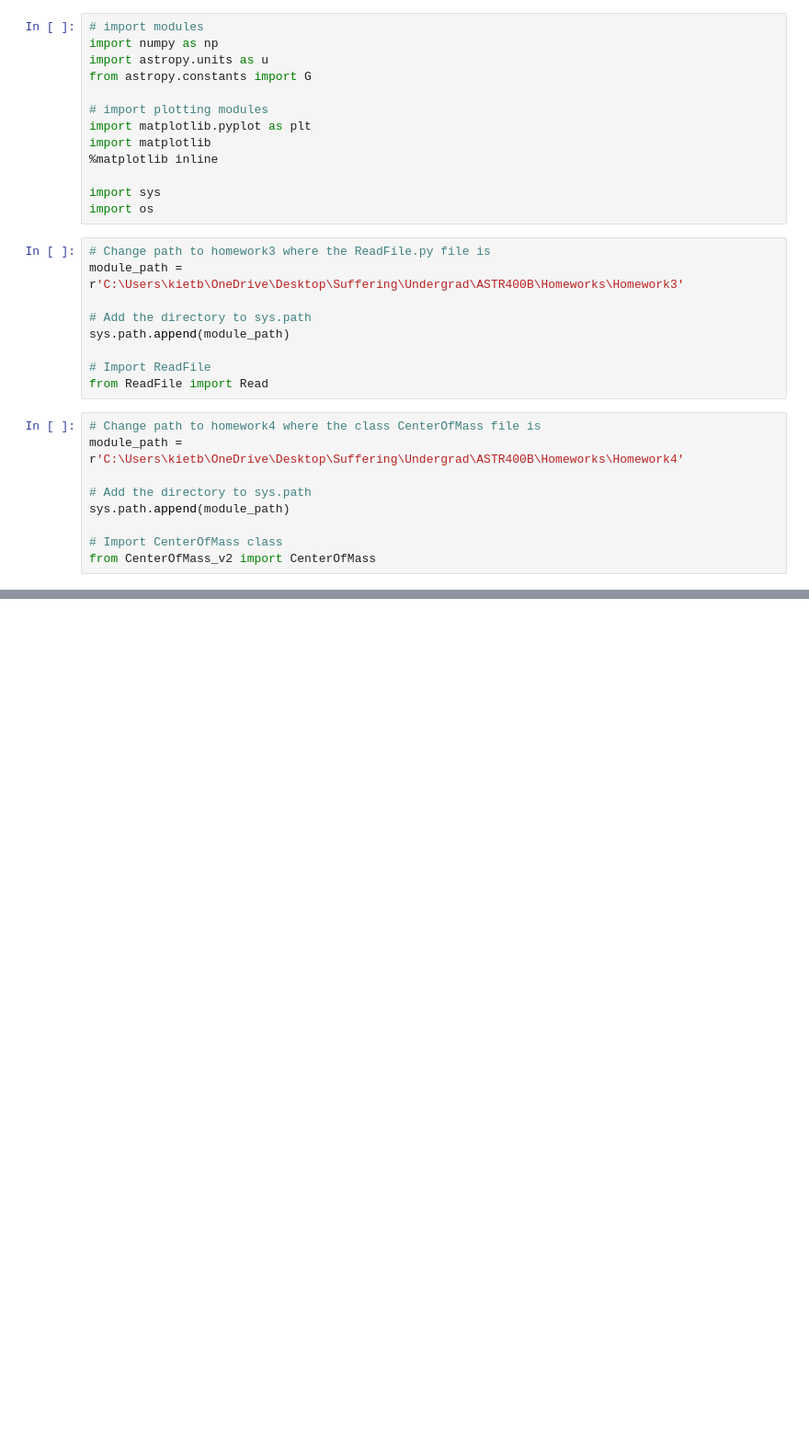
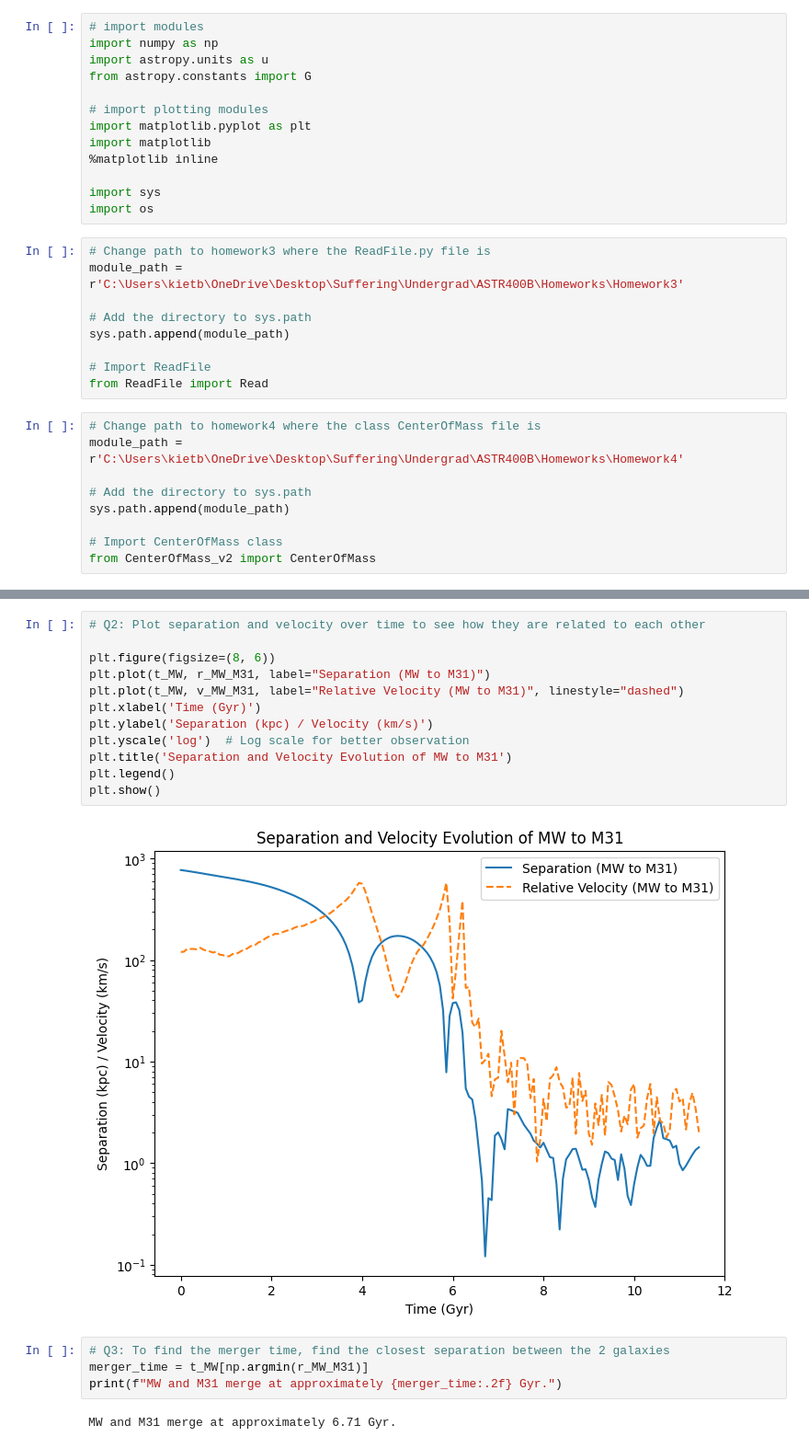
Before and after one commit to B3nn1E/ASTR400B, a Jupyter notebook: Homeworks/Homework6/OrbitCOM.ipynb, the cells around one changed output, grey strips where cells are left out. Shown: that part at 92% size. Cells and saved outputs as stored; diff of their text form; blank space fills up the shorter version.

```diff
--- a/Homeworks/Homework6/OrbitCOM.ipynb
+++ b/Homeworks/Homework6/OrbitCOM.ipynb
@@ -175,0 +373,20 @@ FileNotFoundError: Orbit_MW.txt not found.
+# %%
+# Q2: Plot separation and velocity over time to see how they are related to each other
+
+plt.figure(figsize=(8, 6))
+plt.plot(t_MW, r_MW_M31, label="Separation (MW to M31)")
+plt.plot(t_MW, v_MW_M31, label="Relative Velocity (MW to M31)", linestyle="dashed")
+plt.xlabel('Time (Gyr)')
+plt.ylabel('Separation (kpc) / Velocity (km/s)')
+plt.yscale('log')  # Log scale for better observation
+plt.title('Separation and Velocity Evolution of MW to M31')
+plt.legend()
+plt.show()
+# %% [output]
+[figure, added]
+# %%
+# Q3: To find the merger time, find the closest separation between the 2 galaxies
+merger_time = t_MW[np.argmin(r_MW_M31)]
+print(f"MW and M31 merge at approximately {merger_time:.2f} Gyr.")
+# %% [output]
+MW and M31 merge at approximately 6.71 Gyr.
```
Also changed, not shown: parts of 16 cells of this notebook, 3 other files.
